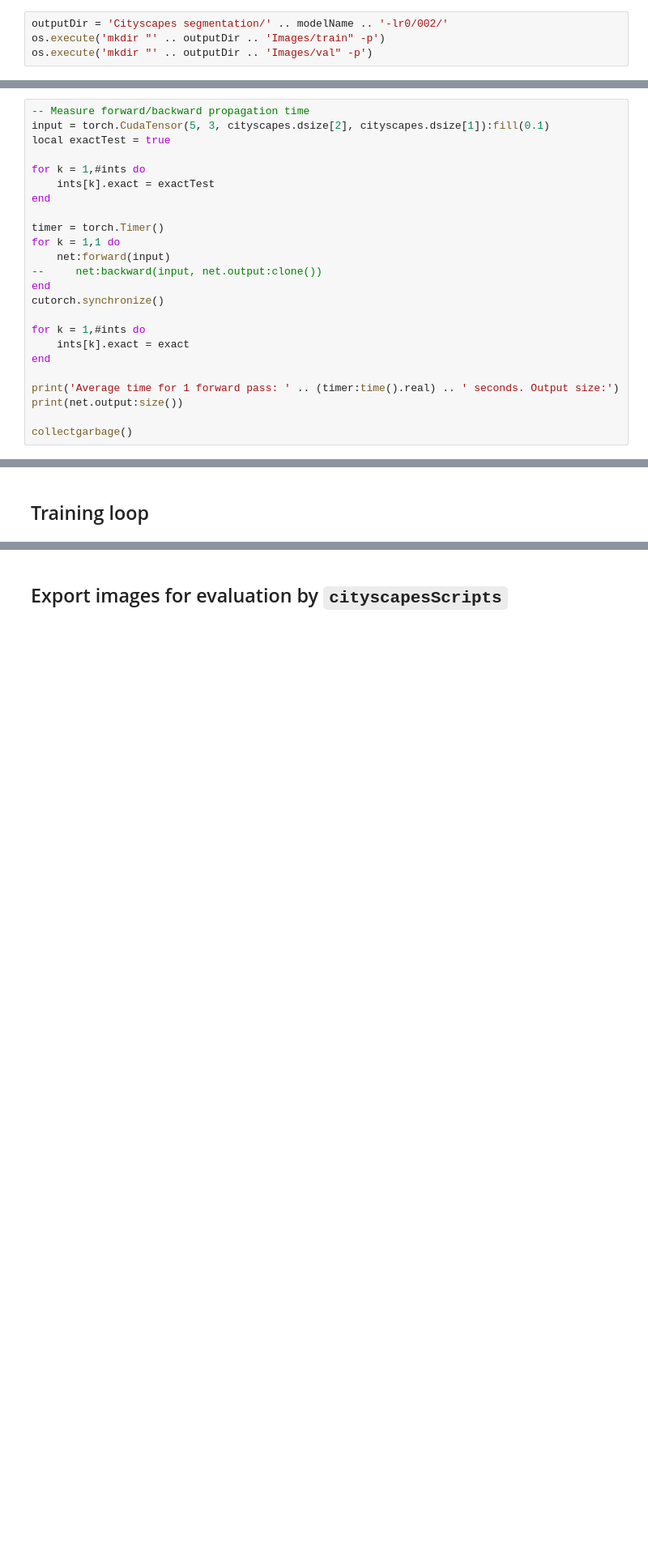
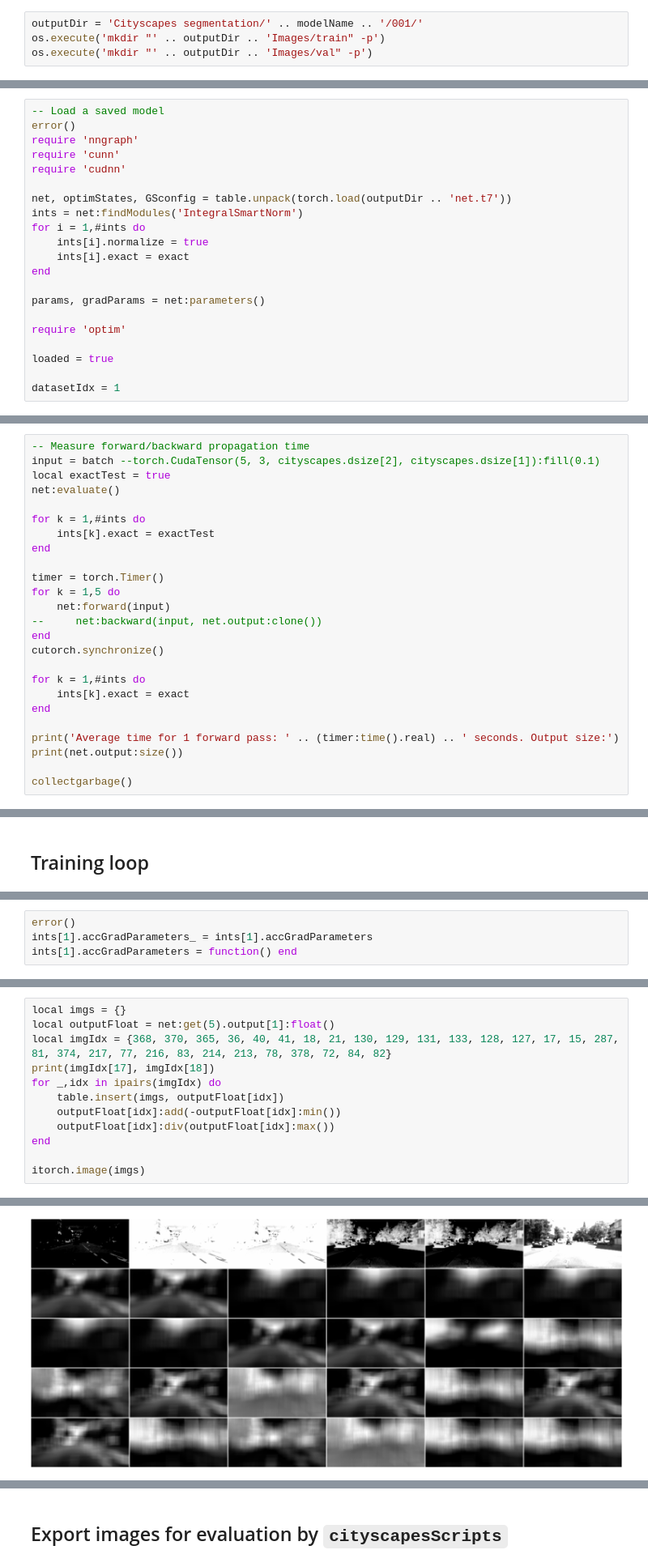
Before and after one commit to shrubb/integral-layer, a Jupyter notebook: Segmentation-GPU-CS-template.ipynb, the cells around one changed output, grey strips where cells are left out. Shown at 81% size. Cells and saved outputs as stored; diff of their text form; blank space fills up the shorter version.

Commit message:
Latest changes to templates; normal init window

```diff
--- a/Segmentation-GPU-CS-template.ipynb
+++ b/Segmentation-GPU-CS-template.ipynb
@@ -129,4 +129,4 @@ Number of IntegralSmartNorm parameter tensors: 12
 # %%
-outputDir = 'Cityscapes segmentation/' .. modelName .. '-lr0/002/'
+outputDir = 'Cityscapes segmentation/' .. modelName .. '/001/'
 os.execute('mkdir "' .. outputDir .. 'Images/train" -p')
 os.execute('mkdir "' .. outputDir .. 'Images/val" -p')
@@ -157,5 +153,26 @@ require 'WindowDebugger'
 wDebs = (#ints > 0) and {} or nil
 for k = 1,#ints do wDebs[k] = WindowDebugger() end
+# %%
+-- Load a saved model
+error()
+require 'nngraph'
+require 'cunn'
+require 'cudnn'
+
+net, optimStates, GSconfig = table.unpack(torch.load(outputDir .. 'net.t7'))
+ints = net:findModules('IntegralSmartNorm')
+for i = 1,#ints do
+    ints[i].normalize = true
+    ints[i].exact = exact
+end
+
+params, gradParams = net:parameters()
+
+require 'optim'
+
+loaded = true
+
+datasetIdx = 1
 # %%
 require 'optim'
 
@@ -338,15 +246,16 @@ if loaded and paths.filep(outputDir .. 'onlineLossLogger.t7') then
 end
 # %%
 -- Measure forward/backward propagation time
-input = torch.CudaTensor(5, 3, cityscapes.dsize[2], cityscapes.dsize[1]):fill(0.1)
+input = batch --torch.CudaTensor(5, 3, cityscapes.dsize[2], cityscapes.dsize[1]):fill(0.1)
 local exactTest = true
+net:evaluate()
 
 for k = 1,#ints do
     ints[k].exact = exactTest
 end
 
 timer = torch.Timer()
-for k = 1,1 do
+for k = 1,5 do
     net:forward(input)
 --     net:backward(input, net.output:clone())
 end
@@ -588,0 +499,4 @@ correlations = torch.CudaTensor(gsHelperInt.nWindows)
+# %%
+error()
+ints[1].accGradParameters_ = ints[1].accGradParameters
+ints[1].accGradParameters = function() end
@@ -1038,0 +964,13 @@ optimStates[5].learningRate
+# %%
+local imgs = {}
+local outputFloat = net:get(5).output[1]:float()
+local imgIdx = {368, 370, 365, 36, 40, 41, 18, 21, 130, 129, 131, 133, 128, 127, 17, 15, 287, 81, 374, 217, 77, 216, 83, 214, 213, 78, 378, 72, 84, 82}
+print(imgIdx[17], imgIdx[18])
+for _,idx in ipairs(imgIdx) do
+    table.insert(imgs, outputFloat[idx])
+    outputFloat[idx]:add(-outputFloat[idx]:min())
+    outputFloat[idx]:div(outputFloat[idx]:max())
+end
+
+itorch.image(imgs)
+# %% [output]
@@ -1038,0 +978 @@ optimStates[5].learningRate
+[figure, added]
```
Also changed, not shown: parts of 23 cells of this notebook, 5 other files.
